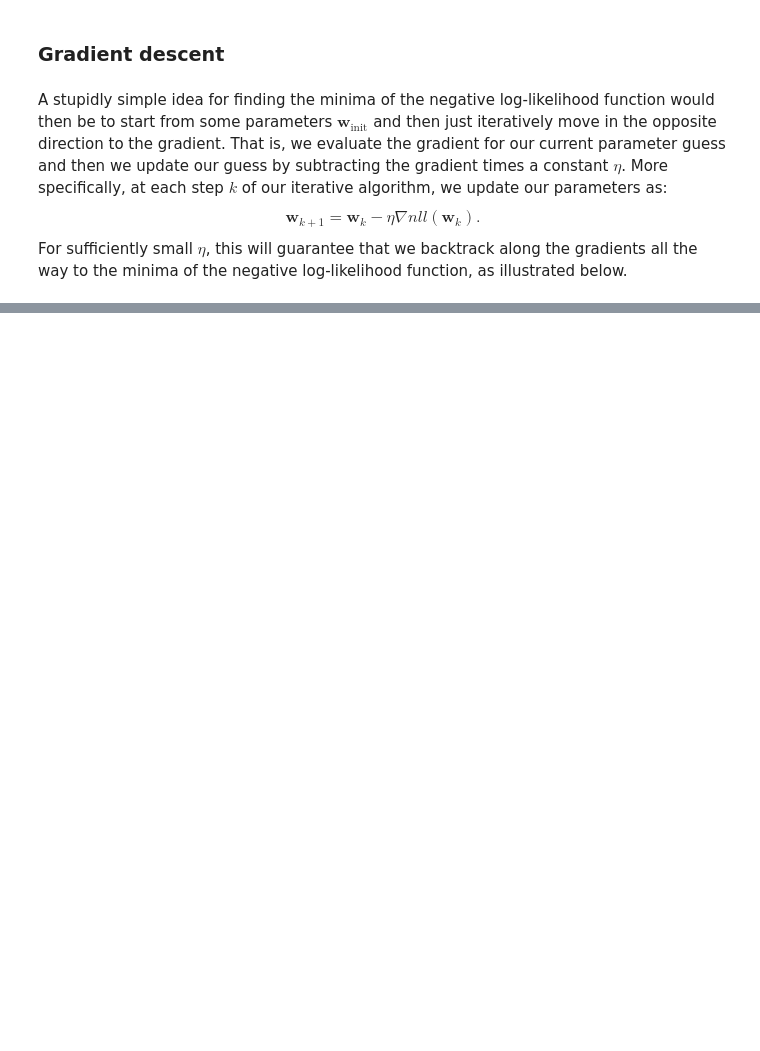
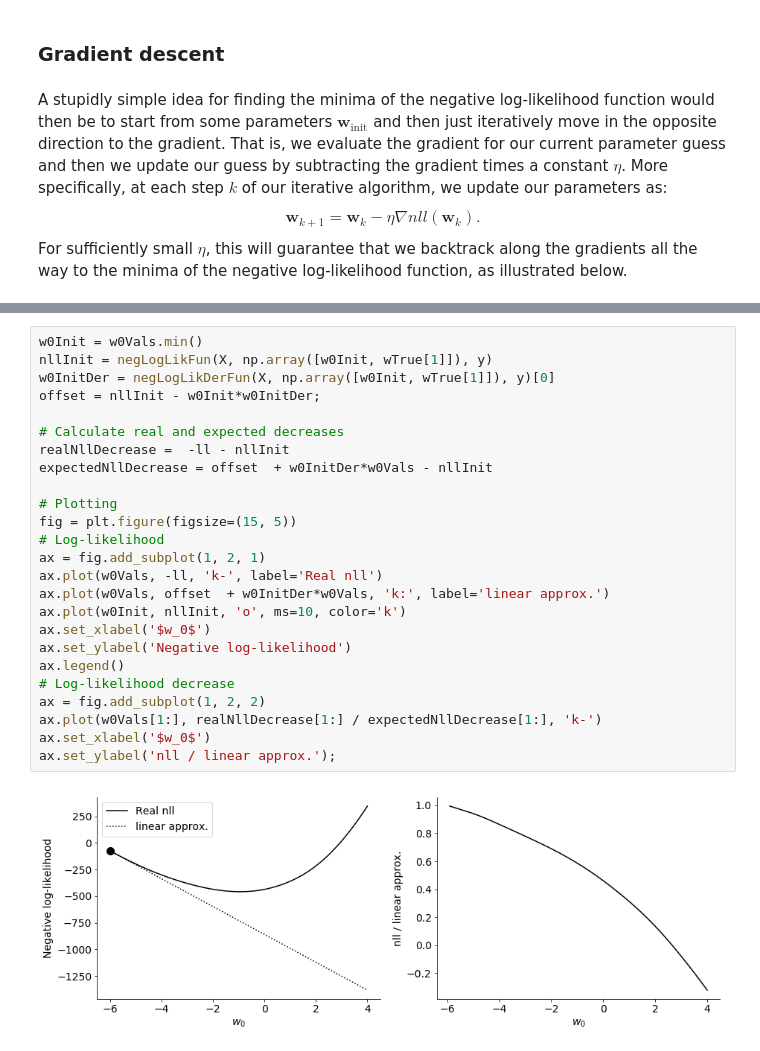
Before and after one commit to ala-laurila-lab/jupyter-notebooks, a Jupyter notebook: optimization/Part 1, basic ideas, gradient and Newton steps.ipynb, the cells around one changed output, grey strips where cells are left out. Drawn from its saved outputs; the diff is of its cells as text; blank space fills up the shorter version.

```diff
--- a/optimization/Part 1, basic ideas, gradient and Newton steps.ipynb
+++ b/optimization/Part 1, basic ideas, gradient and Newton steps.ipynb
@@ -282,0 +289,27 @@ cBarHandle.set_label('negative log-likelihood')
+# %%
+w0Init = w0Vals.min()
+nllInit = negLogLikFun(X, np.array([w0Init, wTrue[1]]), y)
+w0InitDer = negLogLikDerFun(X, np.array([w0Init, wTrue[1]]), y)[0]
+offset = nllInit - w0Init*w0InitDer;
+
+# Calculate real and expected decreases
+realNllDecrease =  -ll - nllInit
+expectedNllDecrease = offset  + w0InitDer*w0Vals - nllInit
+
+# Plotting
+fig = plt.figure(figsize=(15, 5))
+# Log-likelihood
+ax = fig.add_subplot(1, 2, 1)
+ax.plot(w0Vals, -ll, 'k-', label='Real nll')
+ax.plot(w0Vals, offset  + w0InitDer*w0Vals, 'k:', label='linear approx.')
+ax.plot(w0Init, nllInit, 'o', ms=10, color='k')
+ax.set_xlabel('$w_0$')
+ax.set_ylabel('Negative log-likelihood')
+ax.legend()
+# Log-likelihood decrease
+ax = fig.add_subplot(1, 2, 2)
+ax.plot(w0Vals[1:], realNllDecrease[1:] / expectedNllDecrease[1:], 'k-')
+ax.set_xlabel('$w_0$')
+ax.set_ylabel('nll / linear approx.');
+# %% [output]
+[figure, added]
```
Also changed, not shown: parts of 10 cells of this notebook.
